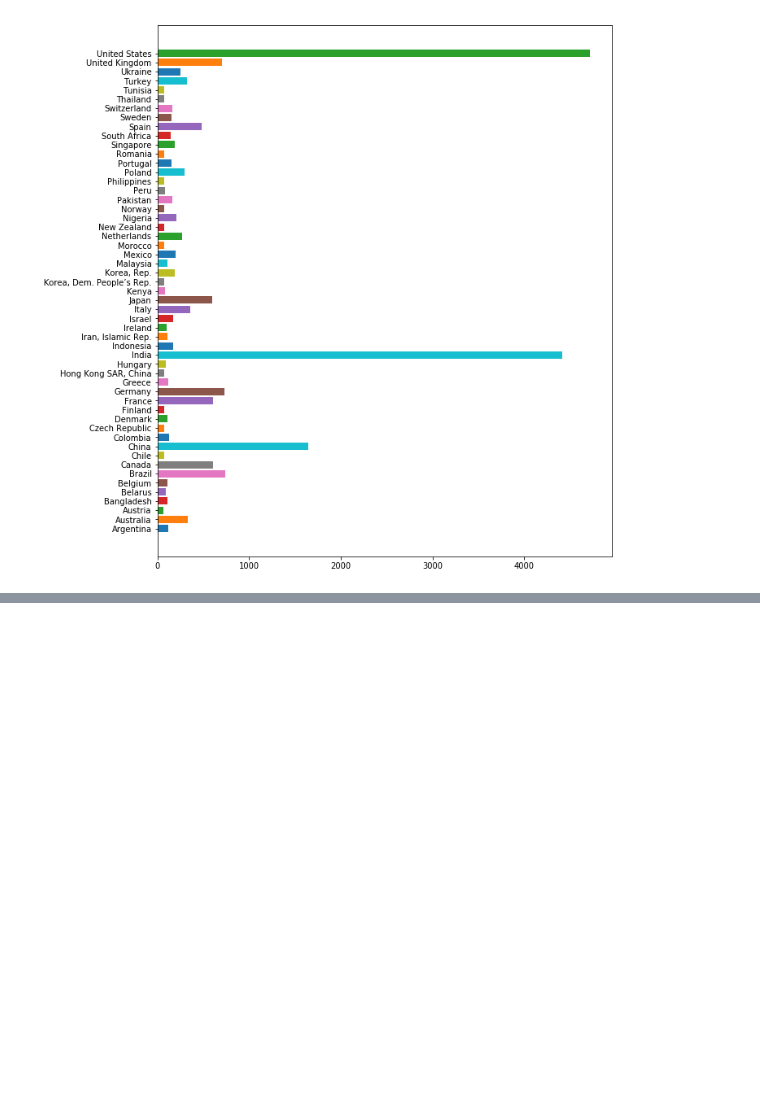
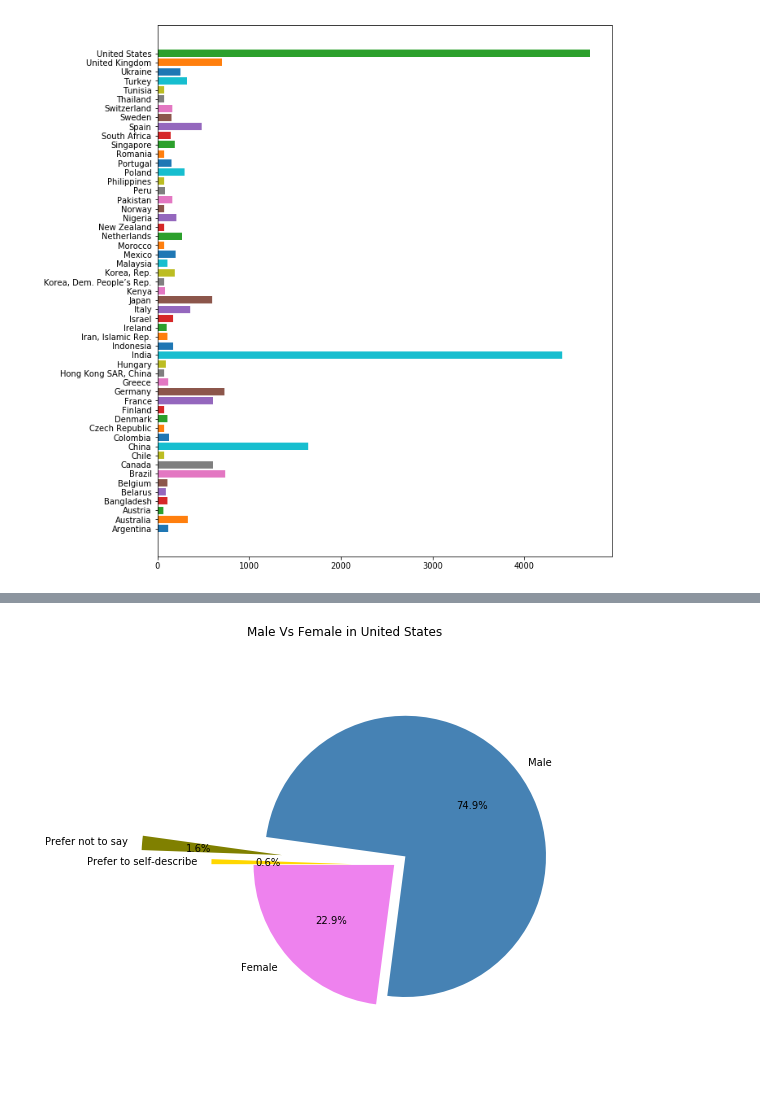
Before and after one commit to JoseMontanaC/JoseAlejandroMontana_Final, a Jupyter notebook: JoseAlejandroMontana_Final.ipynb, the cells around one changed output, grey strips where cells are left out. Saved outputs shown, nothing was run; the diff lists cells and outputs as text; code cells hidden in the pictures; blank space fills up the shorter version.

```diff
--- a/JoseAlejandroMontana_Final.ipynb
+++ b/JoseAlejandroMontana_Final.ipynb
@@ -65,0 +67,5 @@ Name: Q3, Length: 23465, dtype: bool
+# %%
+datos_USA=data[data.Q3=="United States of America"]
+plotting_male_vs_female(datos_USA.Q1,"United States")
+# %% [output]
+[figure, added]
```
Also changed, not shown: parts of 6 cells of this notebook.
